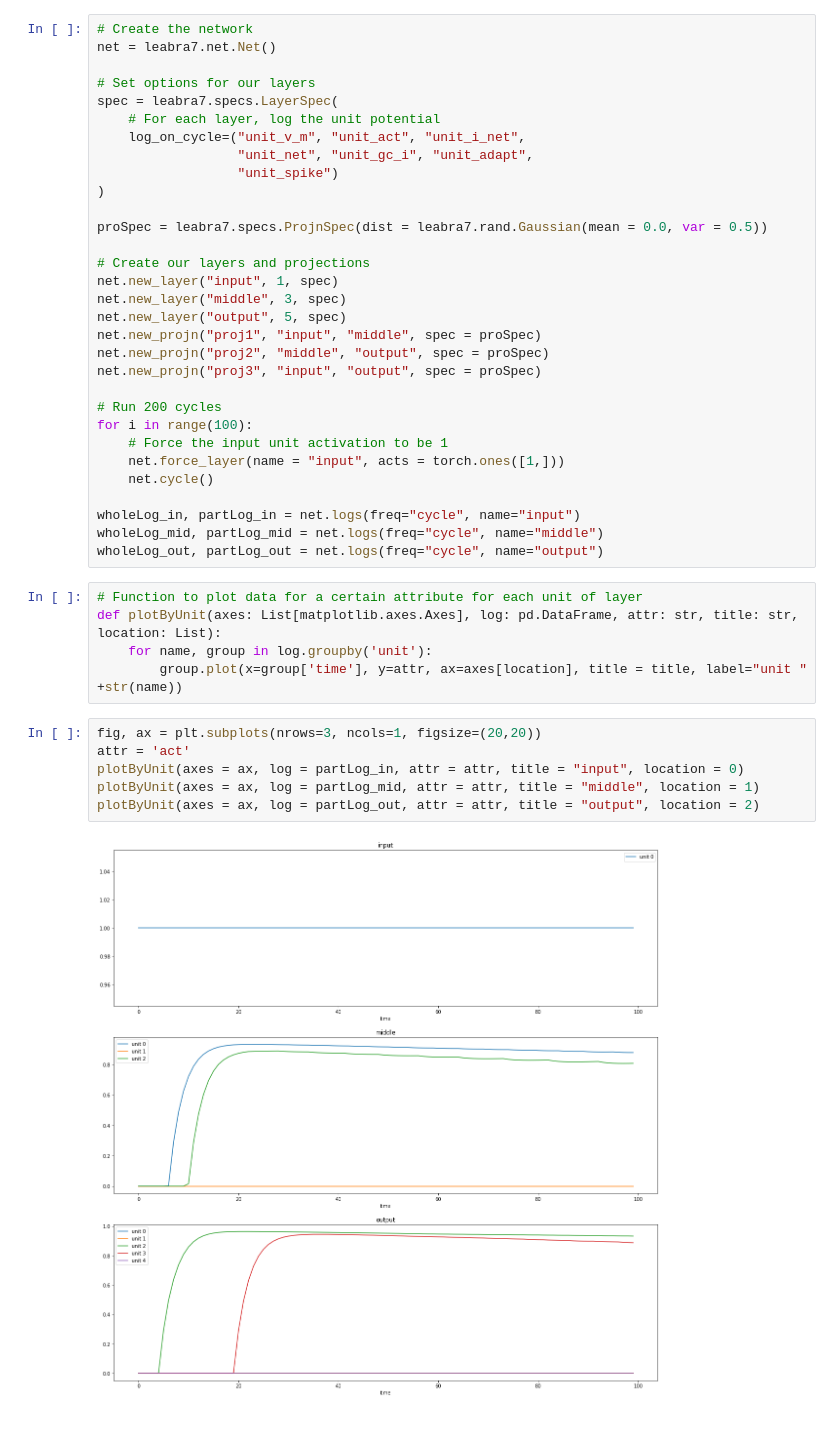
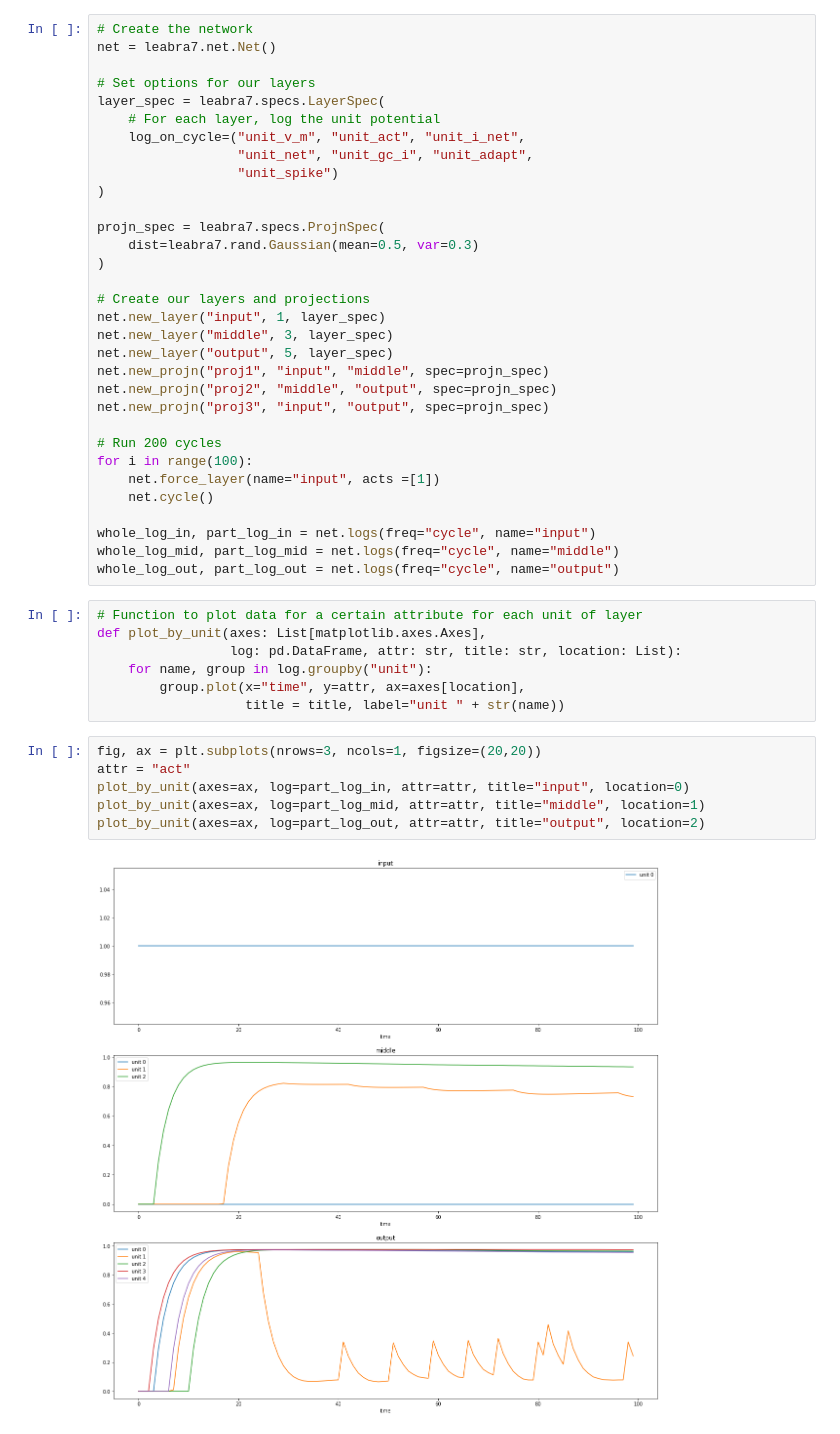
Before and after one commit to cdgreenidge/leabra7, a Jupyter notebook: docs/multiple_layers_without_learning.ipynb, the cells around one changed output. Saved outputs shown, nothing was run; the diff lists cells and outputs as text.

```diff
--- a/docs/multiple_layers_without_learning.ipynb
+++ b/docs/multiple_layers_without_learning.ipynb
@@ -14,42 +13,45 @@ from typing import List
 net = leabra7.net.Net()
 
 # Set options for our layers
-spec = leabra7.specs.LayerSpec(
+layer_spec = leabra7.specs.LayerSpec(
     # For each layer, log the unit potential
     log_on_cycle=("unit_v_m", "unit_act", "unit_i_net",
                   "unit_net", "unit_gc_i", "unit_adapt",
                   "unit_spike")
 )
 
-proSpec = leabra7.specs.ProjnSpec(dist = leabra7.rand.Gaussian(mean = 0.0, var = 0.5))
+projn_spec = leabra7.specs.ProjnSpec(
+    dist=leabra7.rand.Gaussian(mean=0.5, var=0.3)
+)
 
 # Create our layers and projections
-net.new_layer("input", 1, spec)
-net.new_layer("middle", 3, spec)
-net.new_layer("output", 5, spec)
-net.new_projn("proj1", "input", "middle", spec = proSpec)
-net.new_projn("proj2", "middle", "output", spec = proSpec)
-net.new_projn("proj3", "input", "output", spec = proSpec)
+net.new_layer("input", 1, layer_spec)
+net.new_layer("middle", 3, layer_spec)
+net.new_layer("output", 5, layer_spec)
+net.new_projn("proj1", "input", "middle", spec=projn_spec)
+net.new_projn("proj2", "middle", "output", spec=projn_spec)
+net.new_projn("proj3", "input", "output", spec=projn_spec)
 
 # Run 200 cycles
 for i in range(100):
-    # Force the input unit activation to be 1
-    net.force_layer(name = "input", acts = torch.ones([1,]))
+    net.force_layer(name="input", acts =[1])
     net.cycle()
 
-wholeLog_in, partLog_in = net.logs(freq="cycle", name="input")
-wholeLog_mid, partLog_mid = net.logs(freq="cycle", name="middle")
-wholeLog_out, partLog_out = net.logs(freq="cycle", name="output")
+whole_log_in, part_log_in = net.logs(freq="cycle", name="input")
+whole_log_mid, part_log_mid = net.logs(freq="cycle", name="middle")
+whole_log_out, part_log_out = net.logs(freq="cycle", name="output")
 # %%
 # Function to plot data for a certain attribute for each unit of layer
-def plotByUnit(axes: List[matplotlib.axes.Axes], log: pd.DataFrame, attr: str, title: str, location: List):
-    for name, group in log.groupby('unit'):
-        group.plot(x=group['time'], y=attr, ax=axes[location], title = title, label="unit " +str(name))
+def plot_by_unit(axes: List[matplotlib.axes.Axes],
+                 log: pd.DataFrame, attr: str, title: str, location: List):
+    for name, group in log.groupby("unit"):
+        group.plot(x="time", y=attr, ax=axes[location],
+                   title = title, label="unit " + str(name))
 # %%
 fig, ax = plt.subplots(nrows=3, ncols=1, figsize=(20,20))
-attr = 'act'
-plotByUnit(axes = ax, log = partLog_in, attr = attr, title = "input", location = 0)
-plotByUnit(axes = ax, log = partLog_mid, attr = attr, title = "middle", location = 1)
-plotByUnit(axes = ax, log = partLog_out, attr = attr, title = "output", location = 2)
+attr = "act"
+plot_by_unit(axes=ax, log=part_log_in, attr=attr, title="input", location=0)
+plot_by_unit(axes=ax, log=part_log_mid, attr=attr, title="middle", location=1)
+plot_by_unit(axes=ax, log=part_log_out, attr=attr, title="output", location=2)
 # %% [output]
-[figure, old version]
+[figure, new version]
```
Also changed, not shown: parts of 1 cell of this notebook, 2 other files.
